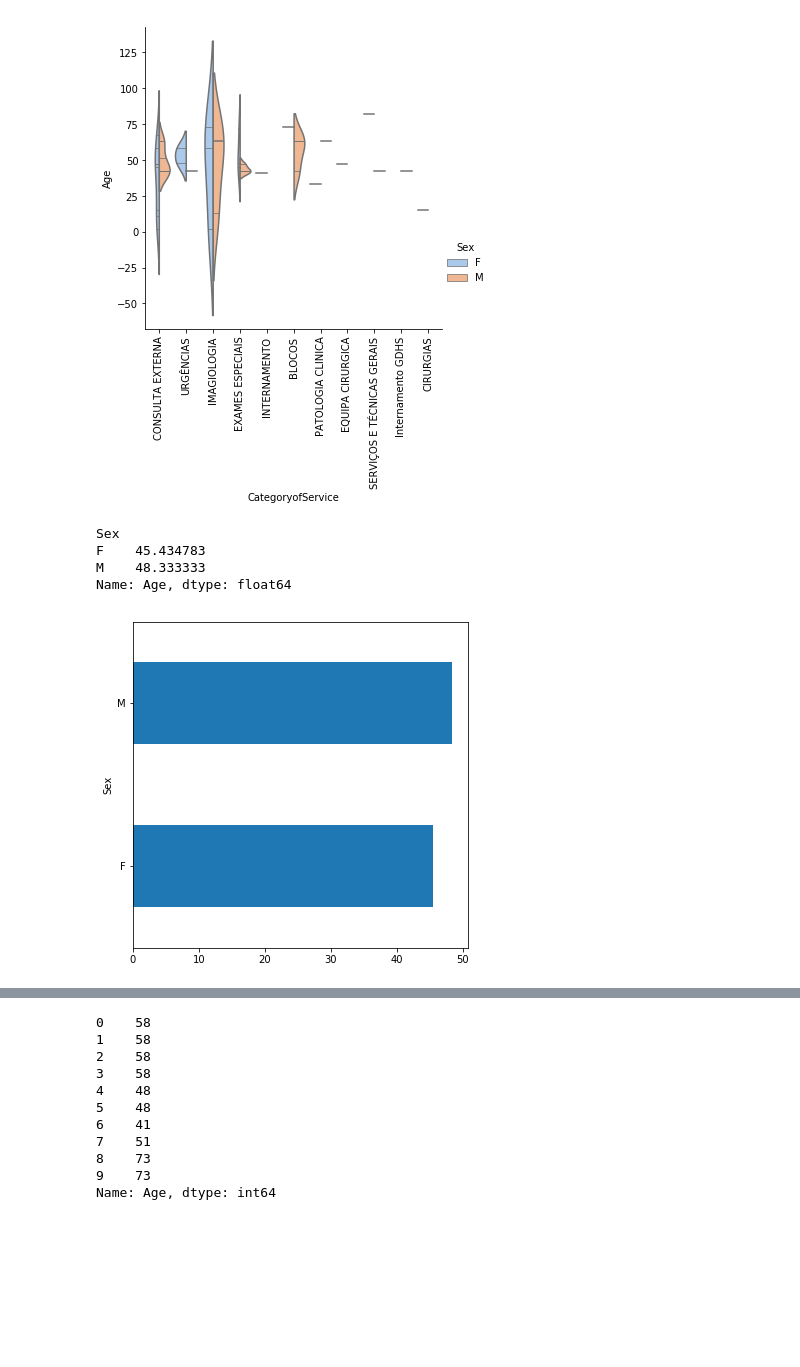
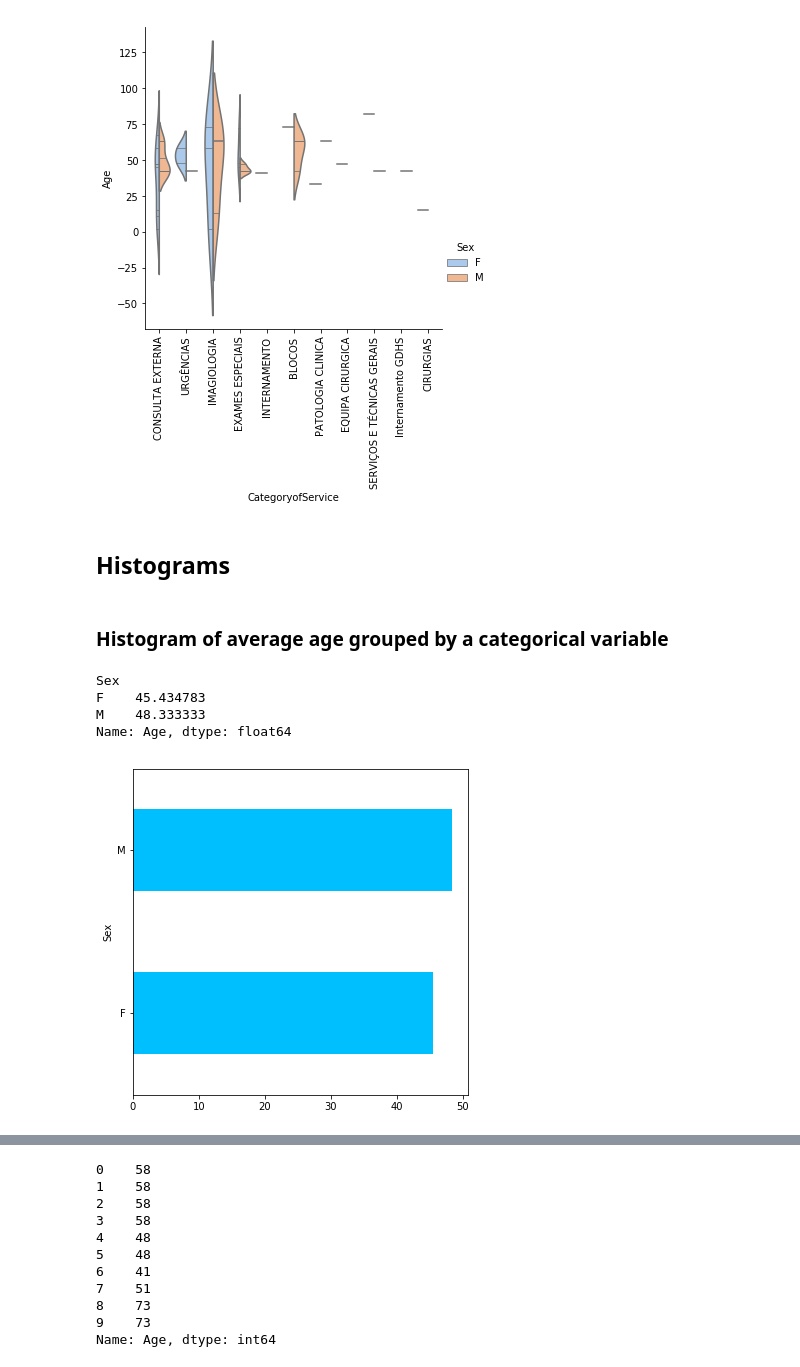
Before and after one commit to crsimmons1/JdMS, a Jupyter notebook: DataVisualization.ipynb, the cells around one changed output, grey strips where cells are left out. Drawn from its saved outputs; the diff is of its cells as text; code cells hidden in the pictures; blank space fills up the shorter version.

Commit message:
Added new charts in DataVis

```diff
--- a/DataVisualization.ipynb
+++ b/DataVisualization.ipynb
@@ -62,4 +62,8 @@ plt.xticks(rotation=90)
 (array([ 0,  1,  2,  3,  4,  5,  6,  7,  8,  9, 10]),
  <a list of 11 Text xticklabel objects>)
 [figure]
+# %% [markdown]
+## Histograms
+# %% [markdown]
+### Histogram of average age grouped by a categorical variable
 # %%
@@ -71,6 +76,6 @@ F    45.434783
 M    48.333333
 Name: Age, dtype: float64
 # %%
-Sex_by_Age.plot.barh();
+Sex_by_Age.plot.barh(color="deepskyblue");
 # %% [output]
-[figure, old version]
+[figure, new version]
```
Also changed, not shown: parts of 15 cells of this notebook.
